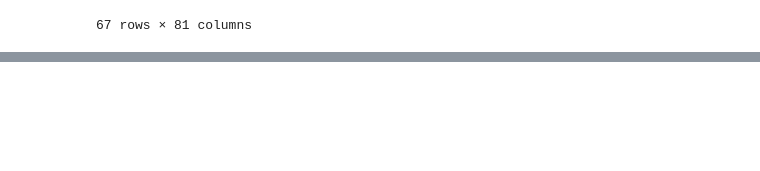
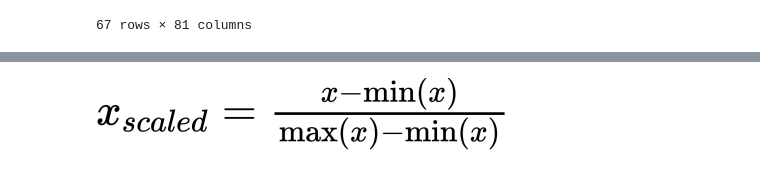
Before and after one commit to hlee0995/Kaggle_practice, a Jupyter notebook: House_Prices_Advanced_Regression_Techniques/Handling Skewness.ipynb, the cells around one changed output, grey strips where cells are left out. Drawn from its saved outputs; the diff is of its cells as text; code cells hidden in the pictures; blank space fills up the shorter version.

```diff
--- a/House_Prices_Advanced_Regression_Techniques/Handling Skewness.ipynb
+++ b/House_Prices_Advanced_Regression_Techniques/Handling Skewness.ipynb
@@ -275,0 +287,8 @@ new_df['LotArea'].skew()
+# %%
+# Mathmatical basis
+#from sklearn.preprocessing import MinMaxScaler
+
+Image(filename='math.png')
+#https://towardsdatascience.com/everything-you-need-to-know-about-min-max-normalization-in-python-b79592732b79
+# %% [output]
+[figure, added]
```
Also changed, not shown: parts of 29 cells of this notebook, 1 other file.
